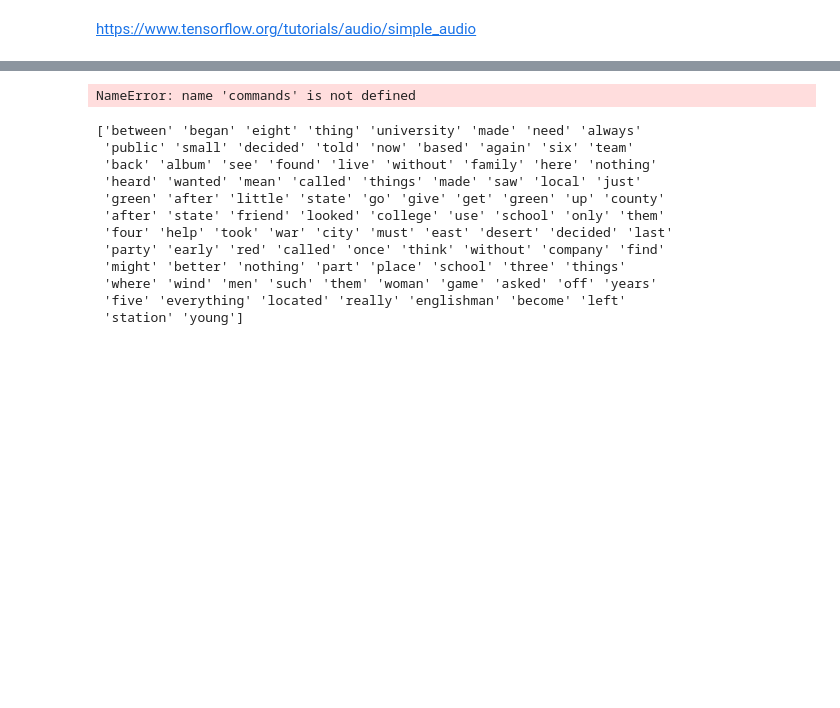
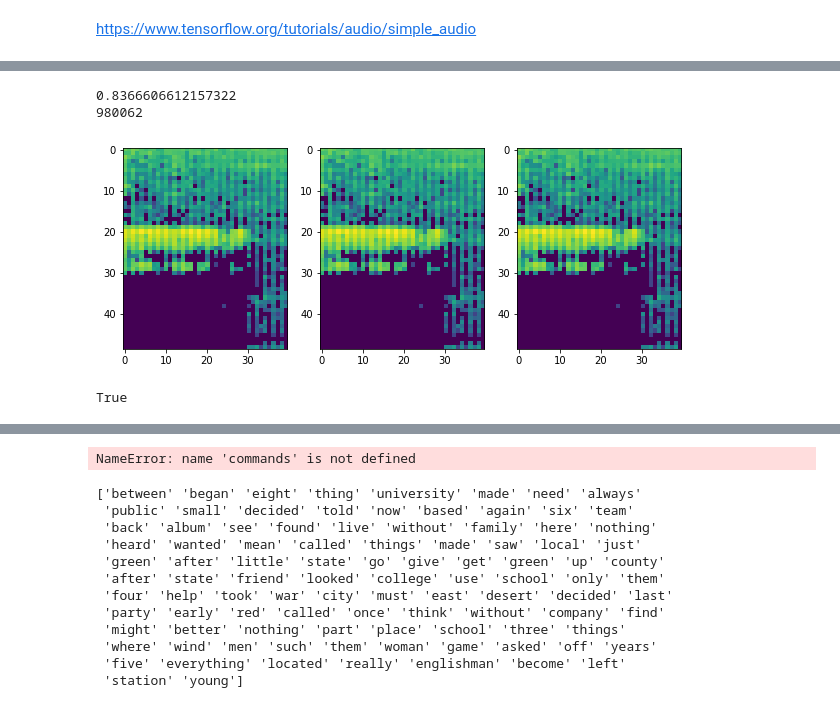
Before and after one commit to harvard-edge/multilingual_kws, a Jupyter notebook: embedding.ipynb, the cells around one changed output, grey strips where cells are left out. Saved outputs shown, nothing was run; the diff lists cells and outputs as text; code cells hidden in the pictures; blank space fills up the shorter version.

```diff
--- a/embedding.ipynb
+++ b/embedding.ipynb
@@ -48,0 +87,19 @@ Example file tensor: tf.Tensor(b'/home/mark/tinyspeech_harvard/frequent_words/en
+# %%
+f_ds = a.init(AUTOTUNE, [f], is_training=True)
+rs = f_ds.batch(1).repeat(3)
+
+specs=[]
+fig,ax=plt.subplots(ncols=3)
+for ix,r in enumerate(rs):
+    spec = np.squeeze(r[0])
+    ax[ix].imshow(spec)
+    specs.append(spec)
+fig.set_size_inches(10,5)
+# %% [output]
+0.8366606612157322
+980062
+[figure, added]
+# %%
+np.all(specs[0] == specs[1])
+# %% [output]
+True
```
Also changed, not shown: parts of 17 cells of this notebook, 2 other files.
